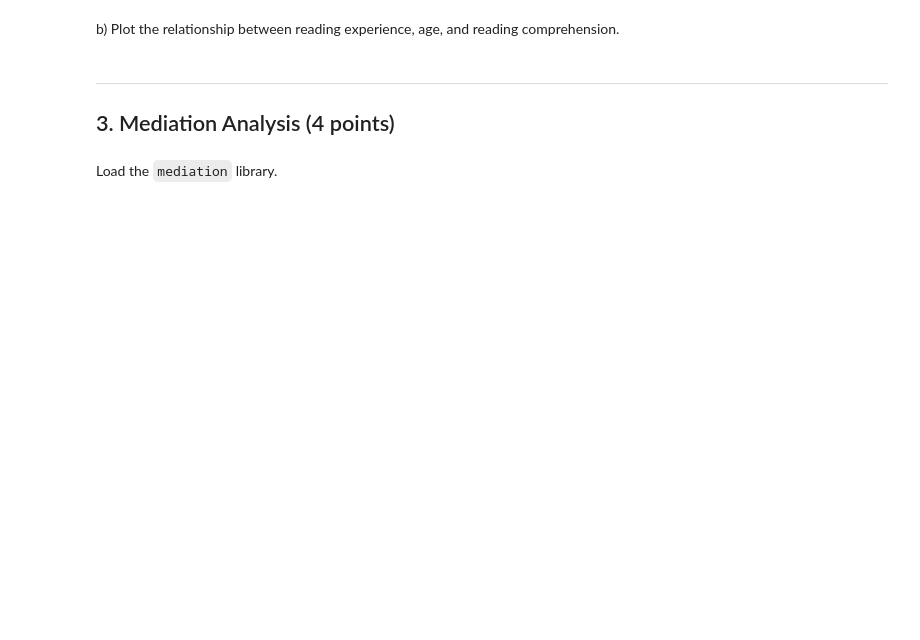
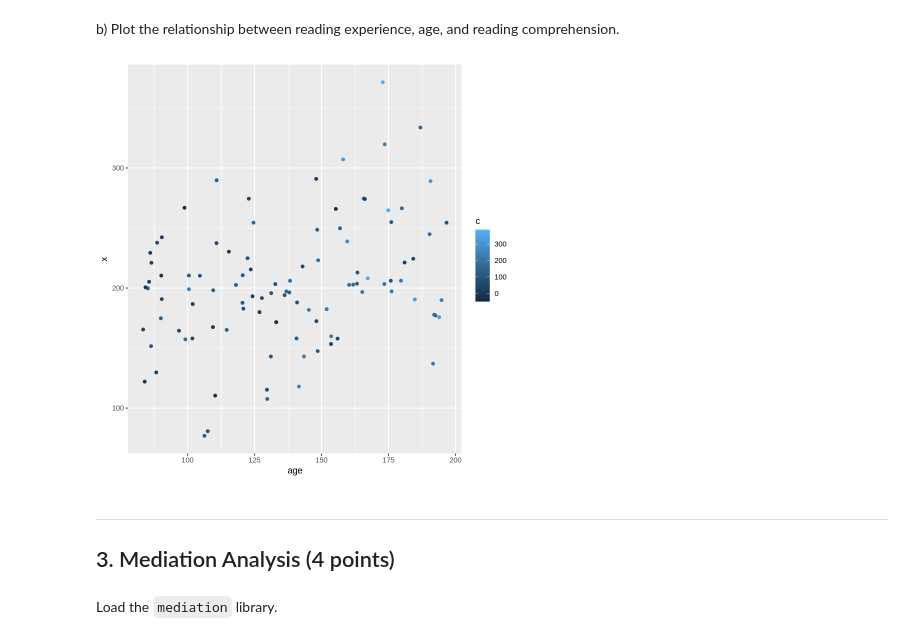
Before and after one commit to jialinli-21/Li_DSPN_S25, a Jupyter notebook: Exercise14.ipynb, the cells around one changed output. Cells and saved outputs as stored; diff of their text form; code cells hidden in the pictures; blank space fills up the shorter version.

```diff
--- a/Exercise14.ipynb
+++ b/Exercise14.ipynb
@@ -100,3 +97,8 @@ b) Plot the relationship between reading experience, age, and reading comprehens
+# %%
+ggplot(dat,aes(x=age,y=x,color=c)) +
+  geom_point()
+# %% [output]
+[figure, added]
 # %% [markdown]
 ---
 ## 3. Mediation Analysis (4 points)
```
Also changed, not shown: parts of 7 cells of this notebook.
